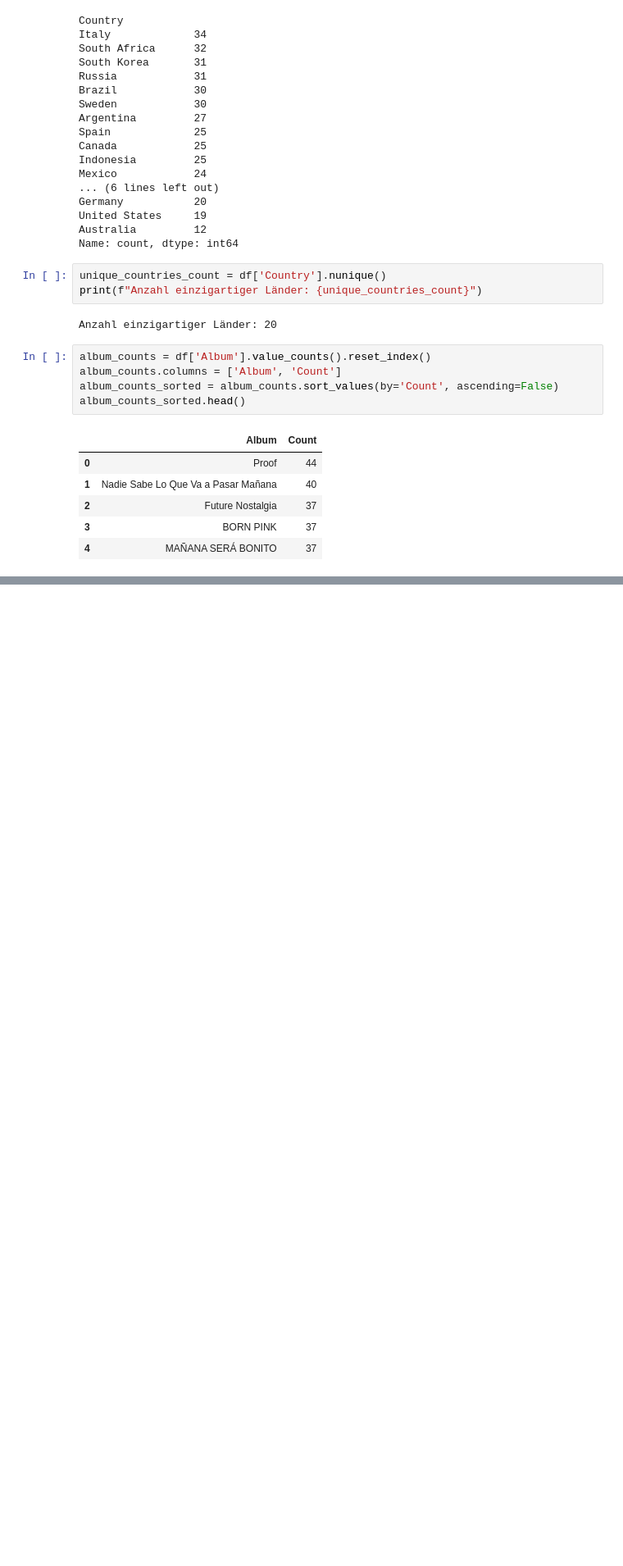
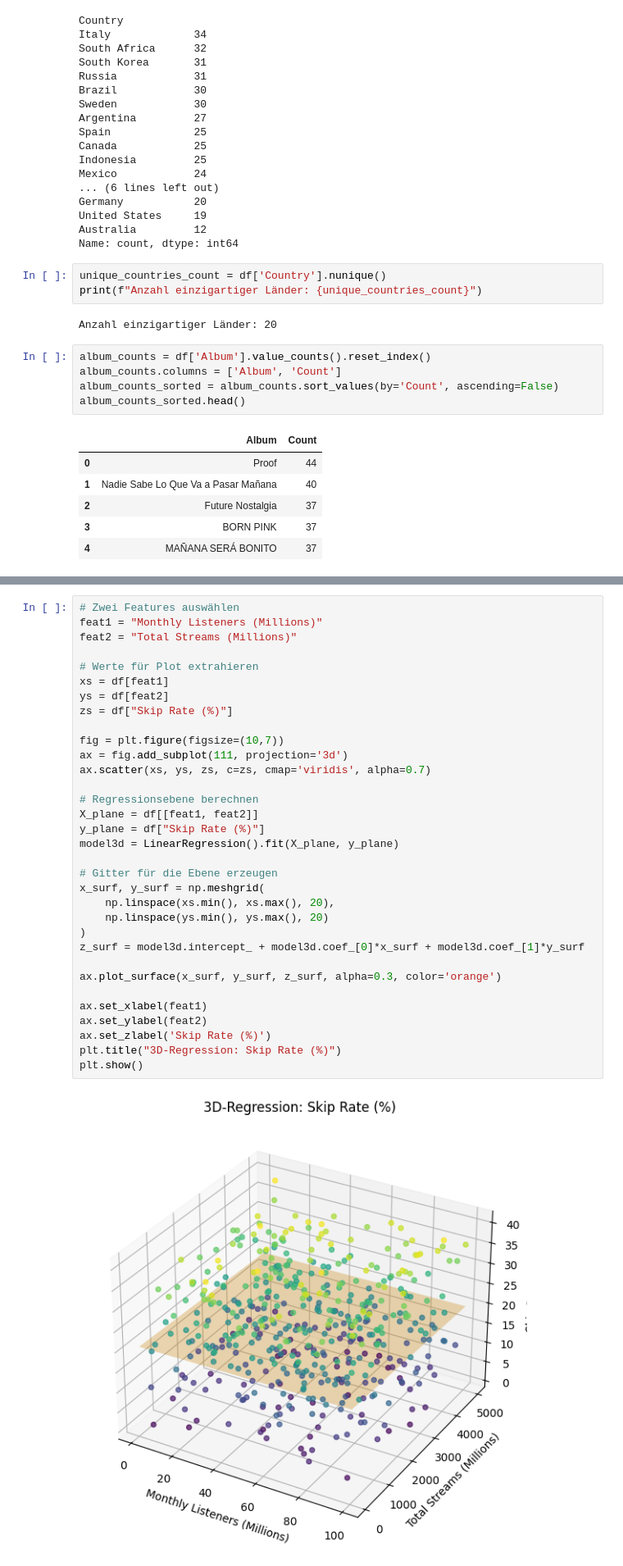
Before and after one commit to LeXeS2/spotify_angewandte_datenanalyse, a Jupyter notebook: multi.ipynb, the cells around one changed output, grey strips where cells are left out. Shown at 82% size. Saved outputs shown, nothing was run; the diff lists cells and outputs as text; blank space fills up the shorter version.

```diff
--- a/multi.ipynb
+++ b/multi.ipynb
@@ -128,0 +134,35 @@ AttributeError: 'DataFrame' object has no attribute 'Werbung'
+# %%
+# Zwei Features auswählen
+feat1 = "Monthly Listeners (Millions)"
+feat2 = "Total Streams (Millions)"
+
+# Werte für Plot extrahieren
+xs = df[feat1]
+ys = df[feat2]
+zs = df["Skip Rate (%)"]
+
+fig = plt.figure(figsize=(10,7))
+ax = fig.add_subplot(111, projection='3d')
+ax.scatter(xs, ys, zs, c=zs, cmap='viridis', alpha=0.7)
+
+# Regressionsebene berechnen
+X_plane = df[[feat1, feat2]]
+y_plane = df["Skip Rate (%)"]
+model3d = LinearRegression().fit(X_plane, y_plane)
+
+# Gitter für die Ebene erzeugen
+x_surf, y_surf = np.meshgrid(
+    np.linspace(xs.min(), xs.max(), 20),
+    np.linspace(ys.min(), ys.max(), 20)
+)
+z_surf = model3d.intercept_ + model3d.coef_[0]*x_surf + model3d.coef_[1]*y_surf
+
+ax.plot_surface(x_surf, y_surf, z_surf, alpha=0.3, color='orange')
+
+ax.set_xlabel(feat1)
+ax.set_ylabel(feat2)
+ax.set_zlabel('Skip Rate (%)')
+plt.title("3D-Regression: Skip Rate (%)")
+plt.show()
+# %% [output]
+[figure, added]
```
Also changed, not shown: parts of 8 cells of this notebook.
